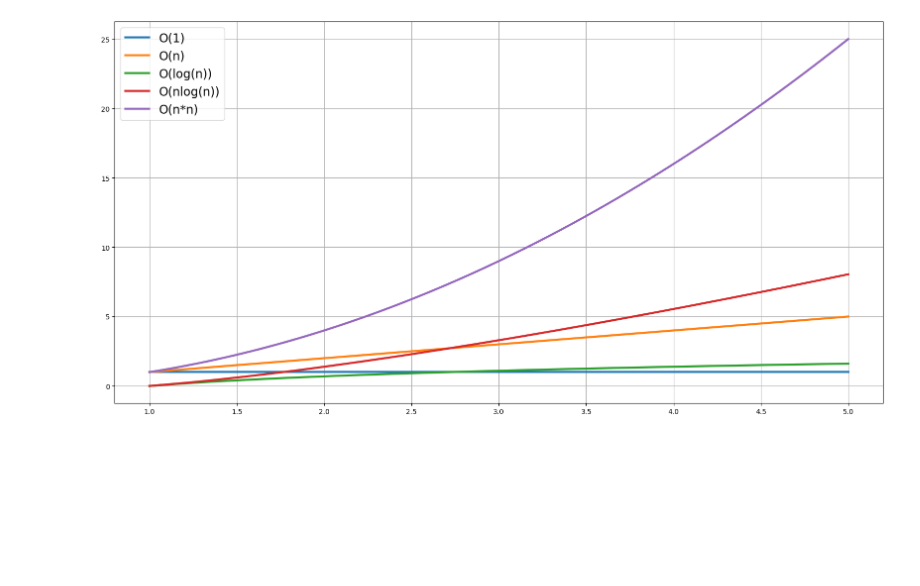
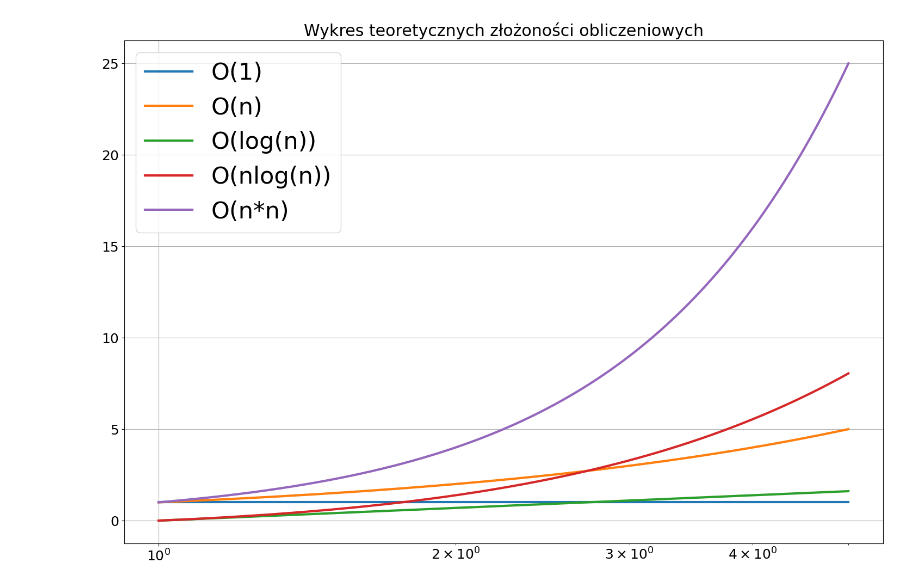
Before and after one commit to Cranhat/Algorithms-design-and-analysis, a Jupyter notebook: Project_1 Sorting Algorithms/Charts/Untitled.ipynb, the cells around one changed output. Saved outputs shown, nothing was run; the diff lists cells and outputs as text; code cells hidden in the pictures; blank space fills up the shorter version.

Commit message:
minor chagnes, improved charts

```diff
--- a/Project_1 Sorting Algorithms/Charts/Untitled.ipynb
+++ b/Project_1 Sorting Algorithms/Charts/Untitled.ipynb
@@ -6,20 +6,23 @@ from pathlib import Path
 import numpy as np
 # %%
 path = "../Results/"
+plt.rcParams.update({'font.size': 18})
 # %%
-fig, ax = plt.subplots(figsize=(20, 10))
+fig, ax = plt.subplots(figsize=(18, 12))
 x = np.linspace(1, 5, 100)
 ax.plot(x, [1 for i in x], '-', label = "O(1)", linewidth = 3)
-ax.plot(x, x, '-', label = "O(n)", linewidth = 3)
-ax.plot(x, np.log(x), '-', label = "O(log(n))", linewidth = 3)
-ax.plot(x, x * np.log(x), '-', label = "O(nlog(n))", linewidth = 3)
+ax.plot(x, [element if element > 1 else 1 for element in x], '-', label = "O(n)", linewidth = 3)
+ax.plot(x, [np.log(element) if element > 1 else 0 for element in x], '-', label = "O(log(n))", linewidth = 3)
+ax.plot(x,  [element * np.log(element) if element > 1 else 0 for element in x], '-', label = "O(nlog(n))", linewidth = 3)
 ax.plot(x, x * x, '-', label = "O(n*n)", linewidth = 3)
 ax.grid()
 
+plt.xscale("log")
+ax.set_title("Wykres teoretycznych złożoności obliczeniowych")
 plt.legend(fontsize = "xx-large")
 plt.show()
 # %% [output]
-[figure, old version]
+[figure, new version]
 # %%
 data0 = pd.read_csv(path + "quicksort 25% already sorted.csv", sep = ";")
 data1 = pd.read_csv(path + "quicksort 50% already sorted.csv", sep = ";")
```
Also changed, not shown: parts of 6 cells of this notebook, 15 other files.
